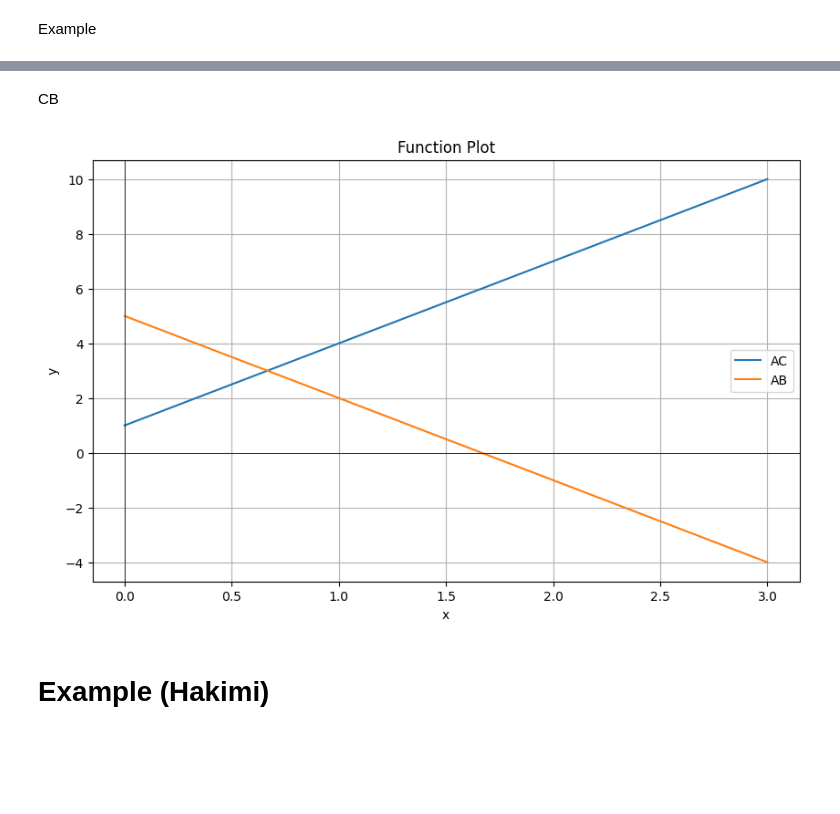
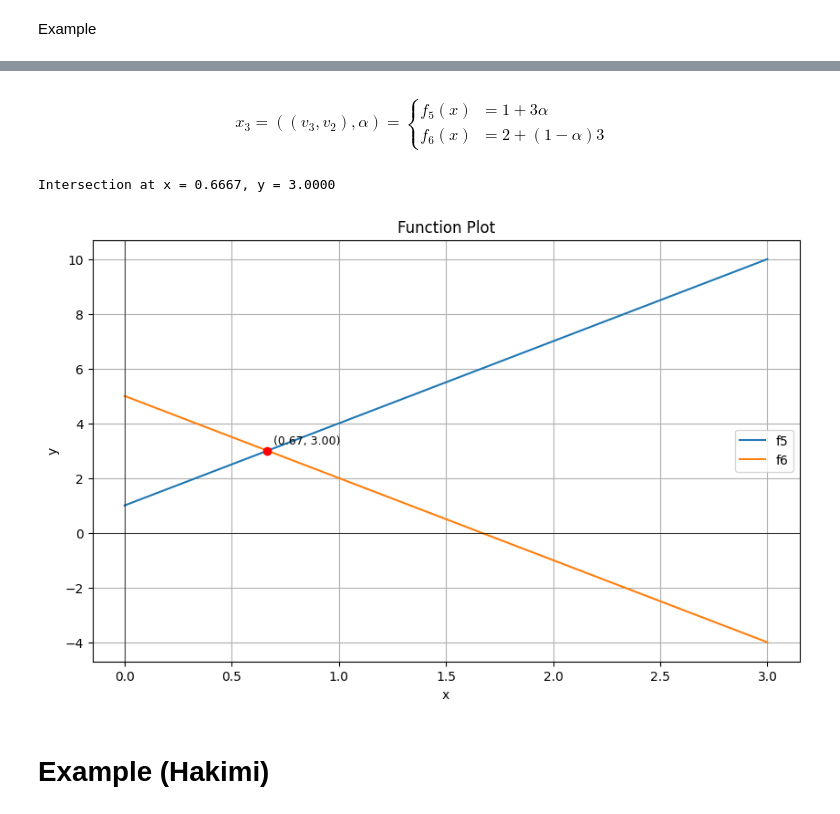
Before and after one commit to Bancie/thuhoach.nckh, a Jupyter notebook: ipynb/location/Single Center Problem in Location Optimization: Model and Implementation with Python.ipynb, the cells around one changed output, grey strips where cells are left out. Cells and saved outputs as stored; diff of their text form; code cells hidden in the pictures; blank space fills up the shorter version.

```diff
--- a/ipynb/location/Single Center Problem in Location Optimization: Model and Implementation with Python.ipynb
+++ b/ipynb/location/Single Center Problem in Location Optimization: Model and Implementation with Python.ipynb
@@ -330,14 +346,22 @@ AC.plot()
-# %% [markdown]
-CB
+# %% [markdown]
+$$
+x_3 = ((v_3, v_2), \alpha) =
+\begin{cases}
+f_5 (x) &= 1 + 3 \alpha \\
+f_6 (x) &= 2 + (1 - \alpha) 3
+\end{cases}
+$$
 # %%
 CB = FunctionPlotter(0, 3, 100)
-def AC(x): return 1 + 3*x
-CB.add_function(AC, "AC")
-def AB(x): return 2 + (1-x)*3
-CB.add_function(AB, "AB")
+def f5(x): return 1 + 3*x
+CB.add_function(f5, "f5")
+def f6(x): return 2 + (1-x)*3
+CB.add_function(f6, "f6")
+CB.find_intersection(0, 1)
 CB.plot()
 # %% [output]
+Intersection at x = 0.6667, y = 3.0000
-[figure, old version]
+[figure, new version]
 # %% [markdown]
 # Example (Hakimi)
 # %%
```
Also changed, not shown: parts of 19 cells of this notebook.
